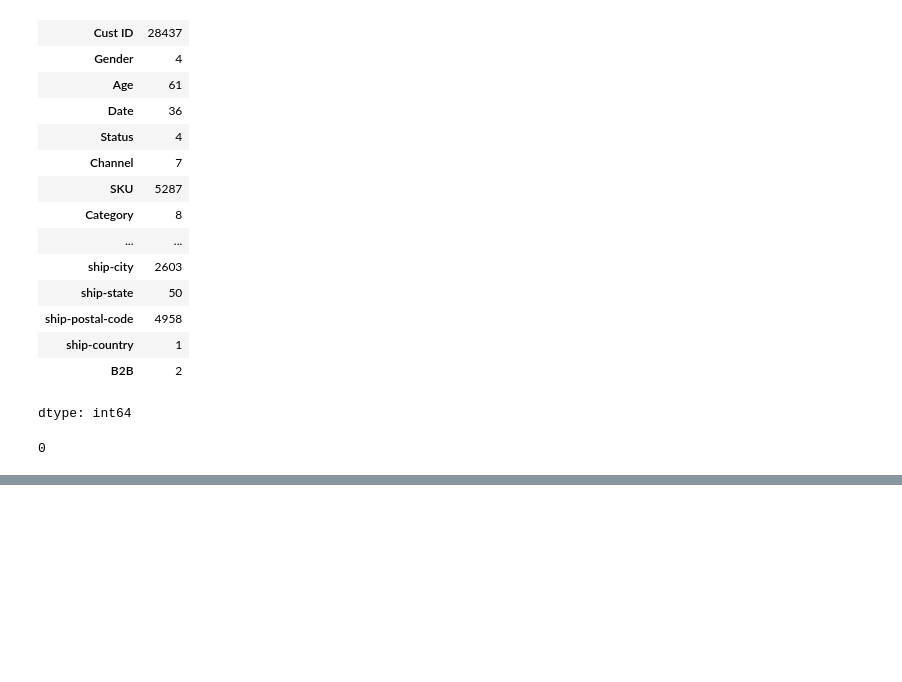
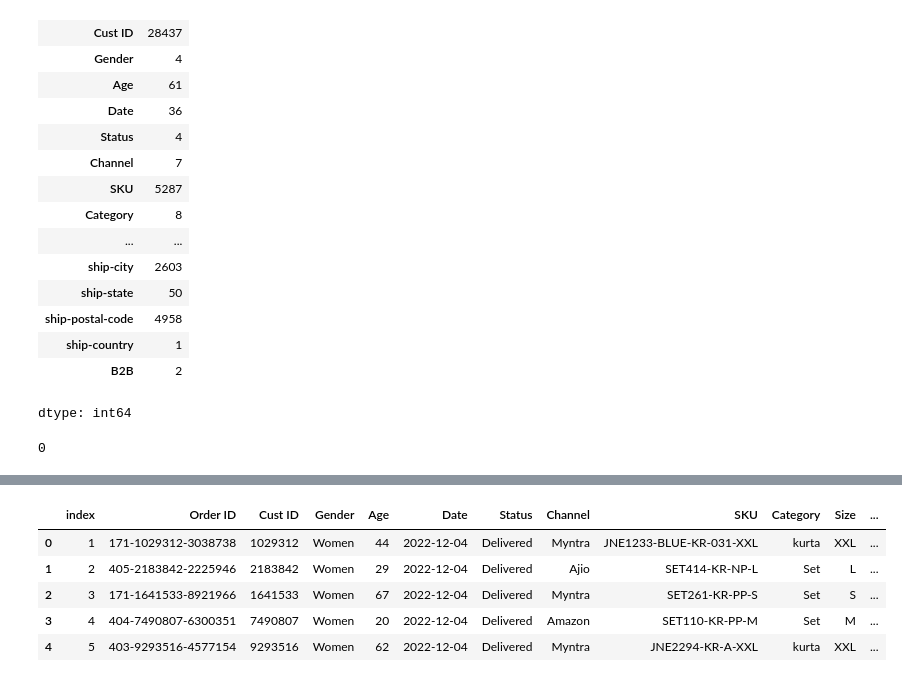
Before and after one commit to Famil7777/d2l-en-colab, a Jupyter notebook: chapter_appendix-tools-for-deep-learning/jupyter.ipynb, the cells around one changed output, grey strips where cells are left out. Cells and saved outputs as stored; diff of their text form; code cells hidden in the pictures; blank space fills up the shorter version.

```diff
--- a/chapter_appendix-tools-for-deep-learning/jupyter.ipynb
+++ b/chapter_appendix-tools-for-deep-learning/jupyter.ipynb
@@ -178,0 +209,2 @@ dt['Order ID'].duplicated().sum()
+# %%
+dt["age_category"] = dt["Age"]
@@ -178,0 +217,2 @@ dt['Order ID'].duplicated().sum()
+# %%
+dt['age_category'] = dt['Age'].apply(lambda x: 'senior citizen' if x >= 60 else ('Adult' if x >= 25 else 'Teenager'))
@@ -178,0 +225,9 @@ dt['Order ID'].duplicated().sum()
+# %%
+dt.head()
+# %% [output]
+|  | index | Order ID | Cust ID | Gender | Age | Date | Status | Channel | SKU | Category | Size | ... |
+| 0 | 1 | 171-1029312-3038738 | 1029312 | Women | 44 | 2022-12-04 | Delivered | Myntra | JNE1233-BLUE-KR-031-XXL | kurta | XXL | ... |
+| 1 | 2 | 405-2183842-2225946 | 2183842 | Women | 29 | 2022-12-04 | Delivered | Ajio | SET414-KR-NP-L | Set | L | ... |
+| 2 | 3 | 171-1641533-8921966 | 1641533 | Women | 67 | 2022-12-04 | Delivered | Myntra | SET261-KR-PP-S | Set | S | ... |
+| 3 | 4 | 404-7490807-6300351 | 7490807 | Women | 20 | 2022-12-04 | Delivered | Amazon | SET110-KR-PP-M | Set | M | ... |
+| 4 | 5 | 403-9293516-4577154 | 9293516 | Women | 62 | 2022-12-04 | Delivered | Myntra | JNE2294-KR-A-XXL | kurta | XXL | ... |
```
Also changed, not shown: parts of 7 cells of this notebook.
